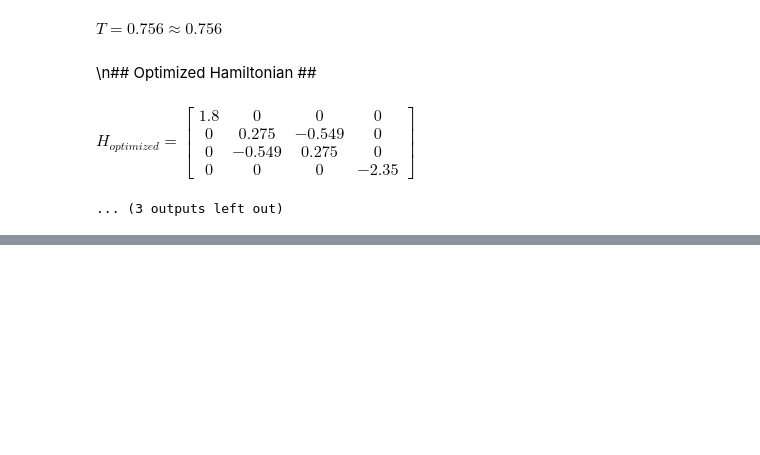
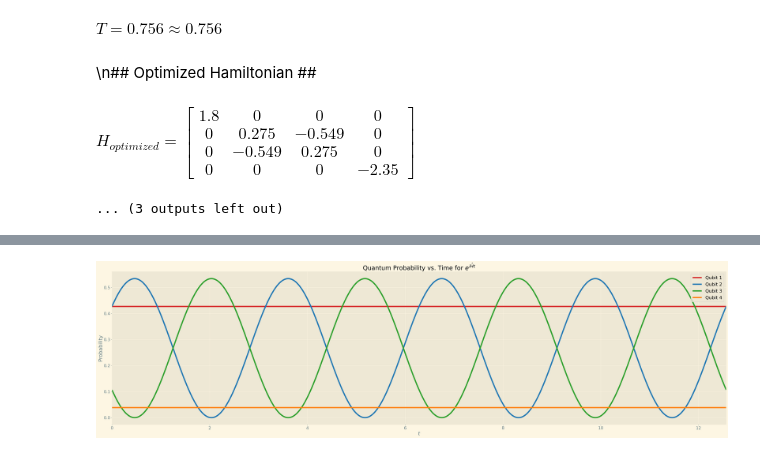
Before and after one commit to PanScout/quantum-fpga, a Jupyter notebook: python/2QubitOperator.ipynb, the cells around one changed output, grey strips where cells are left out. Cells and saved outputs as stored; diff of their text form; code cells hidden in the pictures; blank space fills up the shorter version.

```diff
--- a/python/2QubitOperator.ipynb
+++ b/python/2QubitOperator.ipynb
@@ -296,0 +464,82 @@ $\displaystyle H_{optimized} = \left[\begin{matrix}1.8 & 0 & 0 & 0\\0 & 0.275 &
+# %%
+import numpy as np
+import matplotlib.pyplot as plt
+from scipy.linalg import expm
+
+# Use a built-in style and update rcParams for a high-res look.
+plt.style.use('Solarize_Light2')
+plt.rcParams.update({
+    'font.size': 16,
+    'lines.linewidth': 5,  # Increased line width
+})
+
+def swap_operator():
+    """
+    Returns the 4x4 SWAP operator for two qubits.
+    """
+    return np.array([[1, 0, 0, 0],
+                     [0, 0, 1, 0],
+                     [0, 1, 0, 0],
+                     [0, 0, 0, 1]], dtype=complex)
+
+def time_evolution_operator(t):
+    """
+    Returns the time-evolution operator:
+      U(t) = e^(i * t * Ĥ),
+    where we use the SWAP operator as our Hamiltonian Ĥ.
+    """
+    H = swap_operator()  # Treat SWAP as the Hamiltonian Ĥ.
+    return expm(1j * t * H)
+
+def evolve_state(psi0, times):
+    """
+    Evolve the state psi0 over the provided time array.
+    Returns an array of states.
+    """
+    states = []
+    for t in times:
+        U_t = time_evolution_operator(t)
+        psi_t = U_t @ psi0
+        states.append(psi_t)
+    return np.array(states)
+
+def main():
+    # Define an initial two-qubit state (4-dimensional) and normalize.
+    psi0 = np.array([1, 1j, 0.5, -0.3], dtype=complex)
+    psi0 /= np.linalg.norm(psi0)
+
+    # Time parameters.
+    t_final = 4 * np.pi
+    num_points = 1000
+    times = np.linspace(0, t_final, num_points)
+
+    # Evolve the state using U(t) = e^(iĤt) where Ĥ is the SWAP operator.
+    states = evolve_state(psi0, times)
+
+    # Compute probabilities for each component.
+    probs = np.abs(states)**2  # shape: (num_points, 4)
+
+    # Define vivid colors to make lines distinct.
+    colors = ['#d62728', '#1f77b4', '#2ca02c', '#ff7f0e']
+
+    # ---------- Figure: Probability vs. Time as a Line Graph ----------
+    fig, ax = plt.subplots(figsize=(35, 10), dpi=200)
+    for i in range(4):
+        ax.plot(times, probs[:, i], color=colors[i], label=f"Qubit {i+1}")
+
+    ax.set_title(r"Quantum Probability vs. Time for $e^{i\hat{H}t}$", fontsize=24)
+    ax.set_xlabel(r"$t$", fontsize=20)
+    ax.set_ylabel("Probability", fontsize=20)
+    ax.tick_params(axis='both', which='major', labelsize=16)
+    ax.grid(True)
+    ax.set_xlim(0, t_final)
+    # Move legend to the top right.
+    ax.legend(loc='upper right', fontsize=18)
+
+    plt.tight_layout()
+    plt.show()
+
+if __name__ == '__main__':
+    main()
+# %% [output]
+[figure, added]
```
Also changed, not shown: parts of 1 cell of this notebook, 11 other files.
